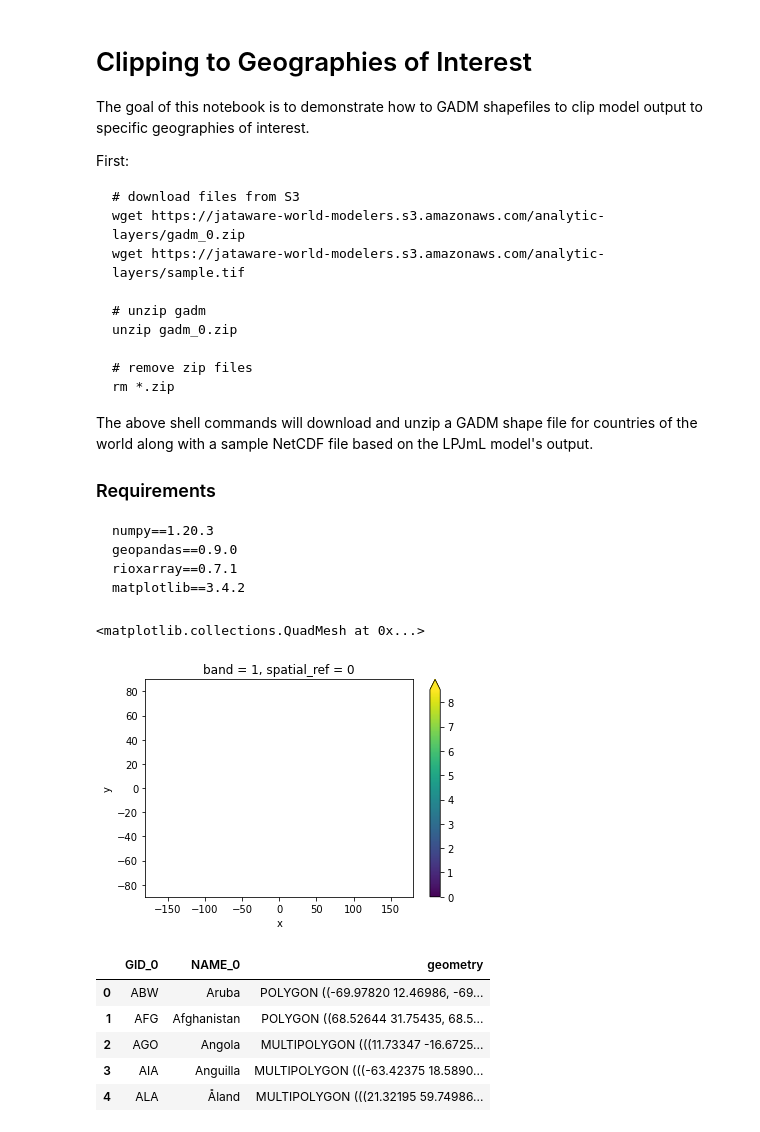
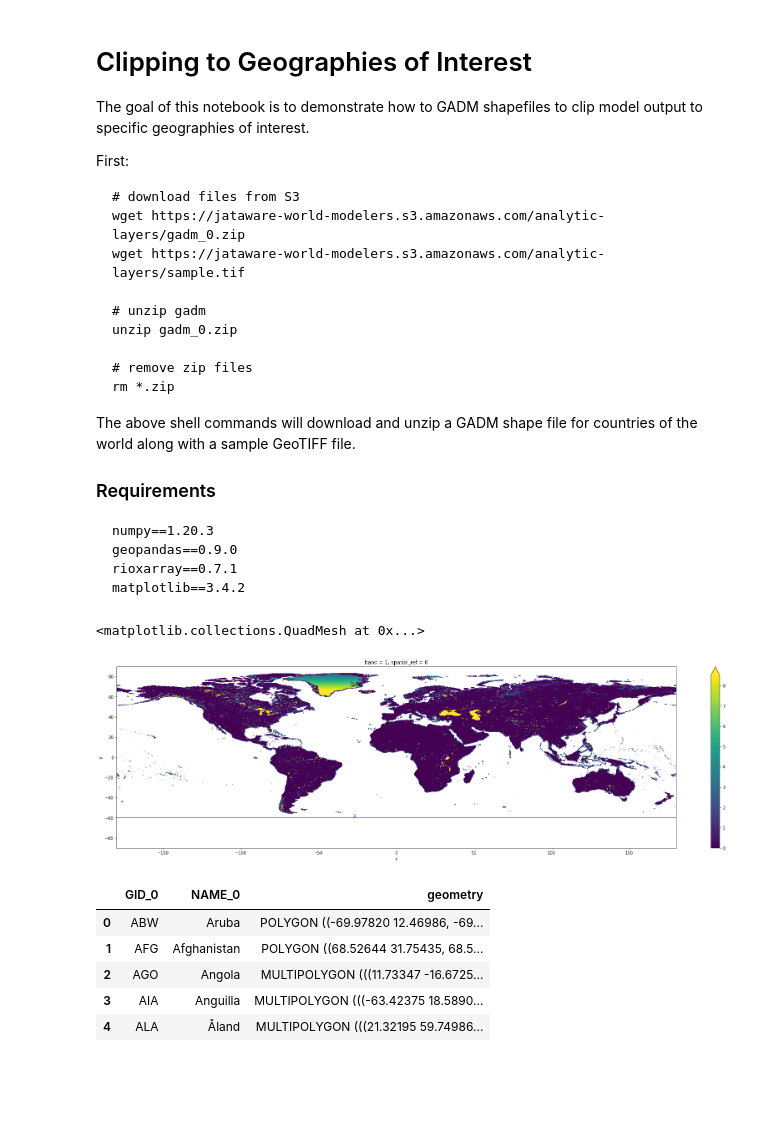
Before and after one commit to WorldModelers/insight-patterns, a Jupyter notebook: clipping/clipping-geotiff.ipynb, the cells around one changed output. Drawn from its saved outputs; the diff is of its cells as text; code cells hidden in the pictures; blank space fills up the shorter version.

````diff
--- a/clipping/clipping-geotiff.ipynb
+++ b/clipping/clipping-geotiff.ipynb
@@ -17,7 +17,7 @@ unzip gadm_0.zip
 rm *.zip
 ```
 
-The above shell commands will download and unzip a GADM shape file for countries of the world along with a sample NetCDF file based on the LPJmL model's output.
+The above shell commands will download and unzip a GADM shape file for countries of the world along with a sample GeoTIFF file.
 
 
 ### Requirements
@@ -38,10 +38,11 @@ import matplotlib.pyplot as plt
 model_output = xr.open_rasterio("sample.tif", masked=True)
 model_output = model_output.rio.write_crs(4326)
 # %%
+fig, axes = plt.subplots(ncols=1, figsize=(30, 8))
 model_output.plot(robust=True)
 # %% [output]
 <matplotlib.collections.QuadMesh at 0x...>
-[figure, old version]
+[figure, new version]
 # %%
 shapefile = 'gadm_0/gadm36_0.shp'
 sf = gpd.read_file(shapefile)
````
Also changed, not shown: parts of 1 cell of this notebook, 4 other files.
